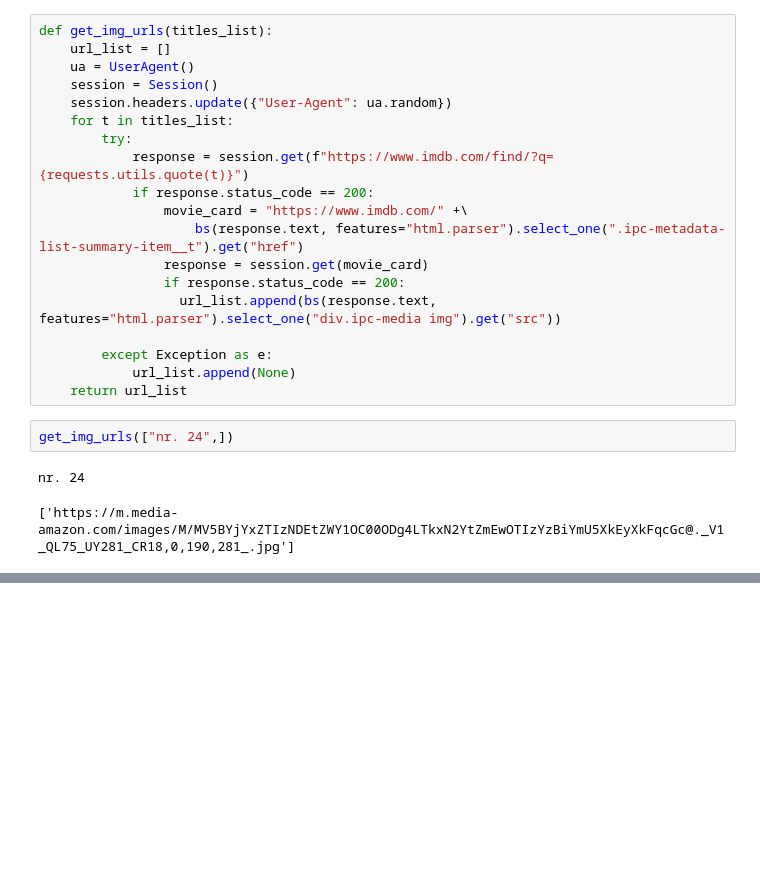
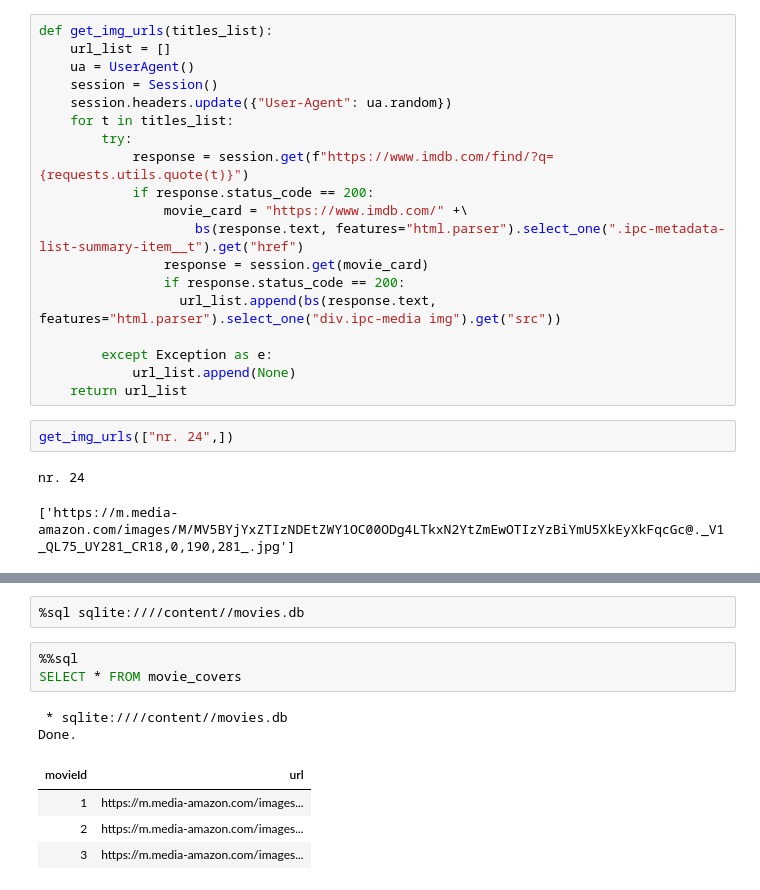
Before and after one commit to aleks-haksly/Simulative, a Jupyter notebook: ML/recomendation.ipynb, the cells around one changed output, grey strips where cells are left out. Cells and saved outputs as stored; diff of their text form; blank space fills up the shorter version.

```diff
--- a/ML/recomendation.ipynb
+++ b/ML/recomendation.ipynb
@@ -1085,0 +1147,12 @@ nr. 24
+# %%
+%sql sqlite:////content//movies.db
+# %%
+%%sql
+SELECT * FROM movie_covers
+# %% [output]
+ * sqlite:////content//movies.db
+Done.
+| movieId | url |
+| 1 | https://m.media-amazon.com/images... |
+| 2 | https://m.media-amazon.com/images... |
+| 3 | https://m.media-amazon.com/images... |
```
Also changed, not shown: parts of 11 cells of this notebook.
